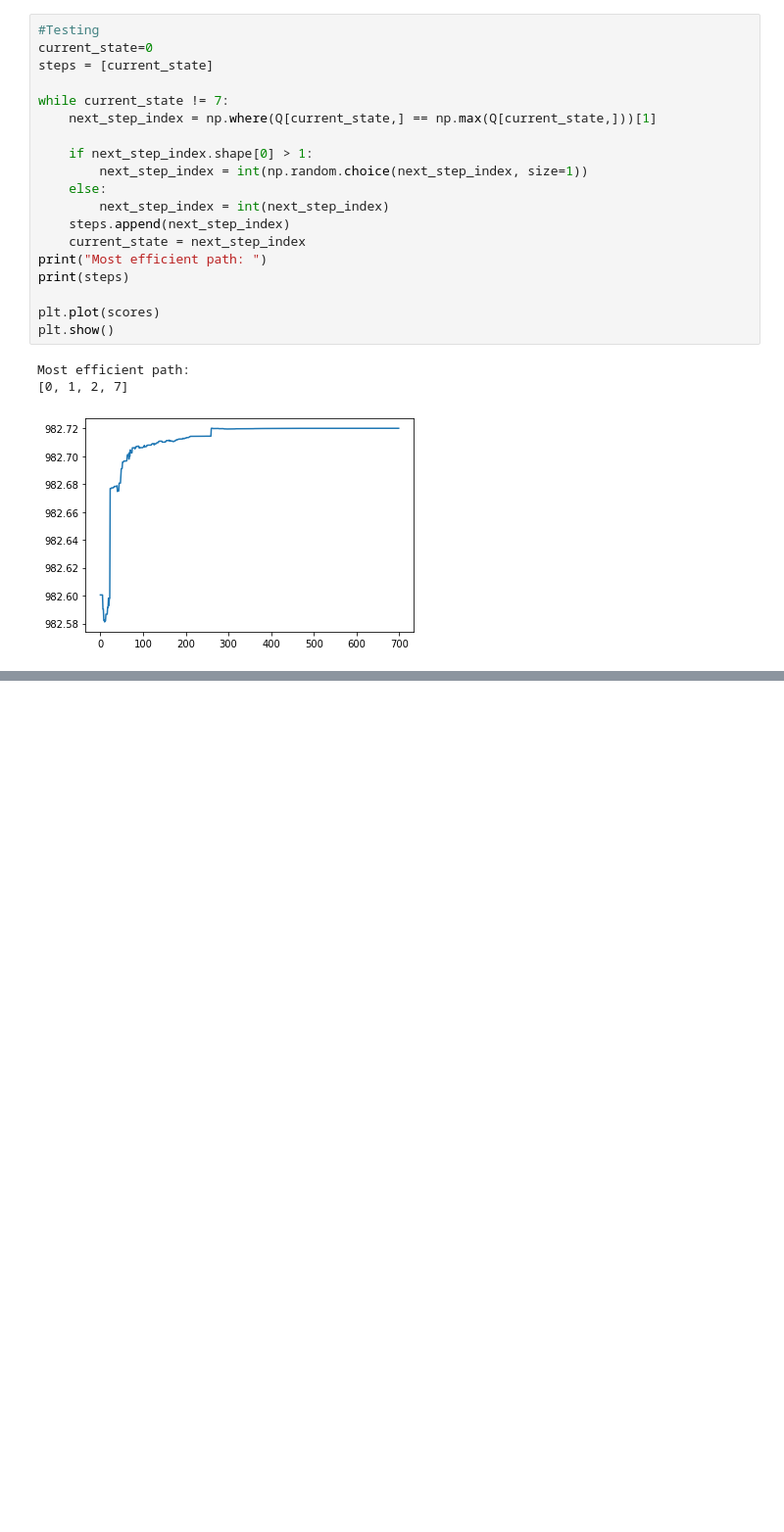
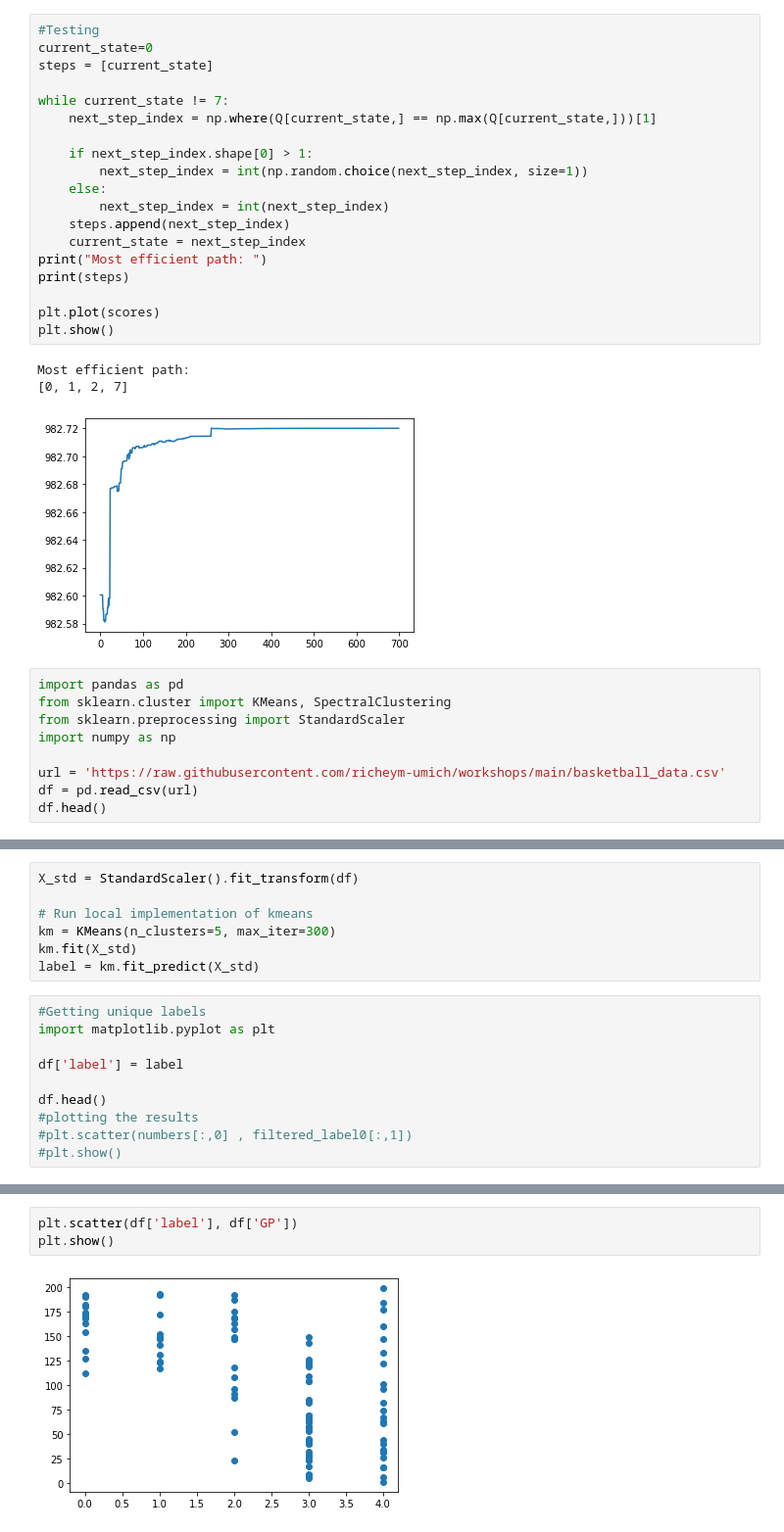
Before and after one commit to richeym-umich/workshops, a Jupyter notebook: Advanced_Machine_Learning_Topics.ipynb, the cells around one changed output, grey strips where cells are left out. Shown at 98% size. Drawn from its saved outputs; the diff is of its cells as text; blank space fills up the shorter version.

```diff
--- a/Advanced_Machine_Learning_Topics.ipynb
+++ b/Advanced_Machine_Learning_Topics.ipynb
@@ -198,3 +198,12 @@ plt.show()
 Most efficient path:
 [0, 1, 2, 7]
 [figure]
+# %%
+import pandas as pd
+from sklearn.cluster import KMeans, SpectralClustering
+from sklearn.preprocessing import StandardScaler
+import numpy as np
+
+url = 'https://raw.githubusercontent.com/richeym-umich/workshops/main/basketball_data.csv'
+df = pd.read_csv(url)
+df.head()
@@ -200,0 +217,17 @@ Most efficient path:
+# %%
+X_std = StandardScaler().fit_transform(df)
+
+# Run local implementation of kmeans
+km = KMeans(n_clusters=5, max_iter=300)
+km.fit(X_std)
+label = km.fit_predict(X_std)
+# %%
+#Getting unique labels
+import matplotlib.pyplot as plt
+
+df['label'] = label
+
+df.head()
+#plotting the results
+#plt.scatter(numbers[:,0] , filtered_label0[:,1])
+#plt.show()
@@ -200,0 +241,5 @@ Most efficient path:
+# %%
+plt.scatter(df['label'], df['GP'])
+plt.show()
+# %% [output]
+[figure, added]
```
Also changed, not shown: parts of 9 cells of this notebook.
